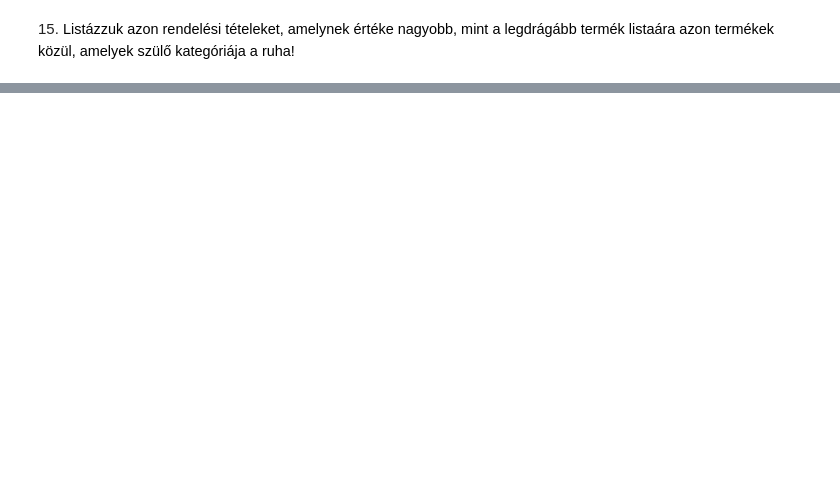
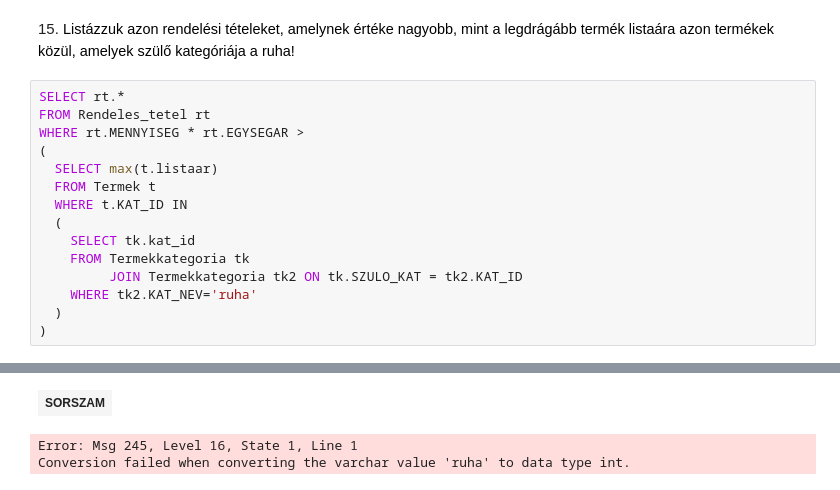
Before and after one commit to dKamilla/adatb, a Jupyter notebook: gyakorlat06_feladatok.ipynb, the cells around one changed output, grey strips where cells are left out. Drawn from its saved outputs; the diff is of its cells as text; blank space fills up the shorter version.

```diff
--- a/gyakorlat06_feladatok.ipynb
+++ b/gyakorlat06_feladatok.ipynb
@@ -204,2 +149,18 @@ Total execution time: 00:00:00.036
 # %% [markdown]
 15. <span style="background-color: rgb(255, 255, 255); color: rgb(0, 0, 0); font-family: &quot;Open Sans&quot;, sans-serif; font-size: 14.44px;">Listázzuk azon rendelési tételeket, amelynek értéke nagyobb, mint a legdrágább termék listaára azon termékek közül, amelyek szülő kategóriája a ruha!</span>
+# %%
+SELECT rt.*
+FROM Rendeles_tetel rt
+WHERE rt.MENNYISEG * rt.EGYSEGAR >
+(
+  SELECT max(t.listaar)
+  FROM Termek t
+  WHERE t.KAT_ID IN
+  (
+    SELECT tk.kat_id
+	FROM Termekkategoria tk
+	     JOIN Termekkategoria tk2 ON tk.SZULO_KAT = tk2.KAT_ID
+	WHERE tk2.KAT_NEV='ruha'
+  )
+)
+# %% [output]
@@ -205,0 +168,3 @@ Total execution time: 00:00:00.036
+| SORSZAM |
+Error: Msg 245, Level 16, State 1, Line 1
+Conversion failed when converting the varchar value 'ruha' to data type int.
```
Also changed, not shown: parts of 16 cells of this notebook, 3 other files.
